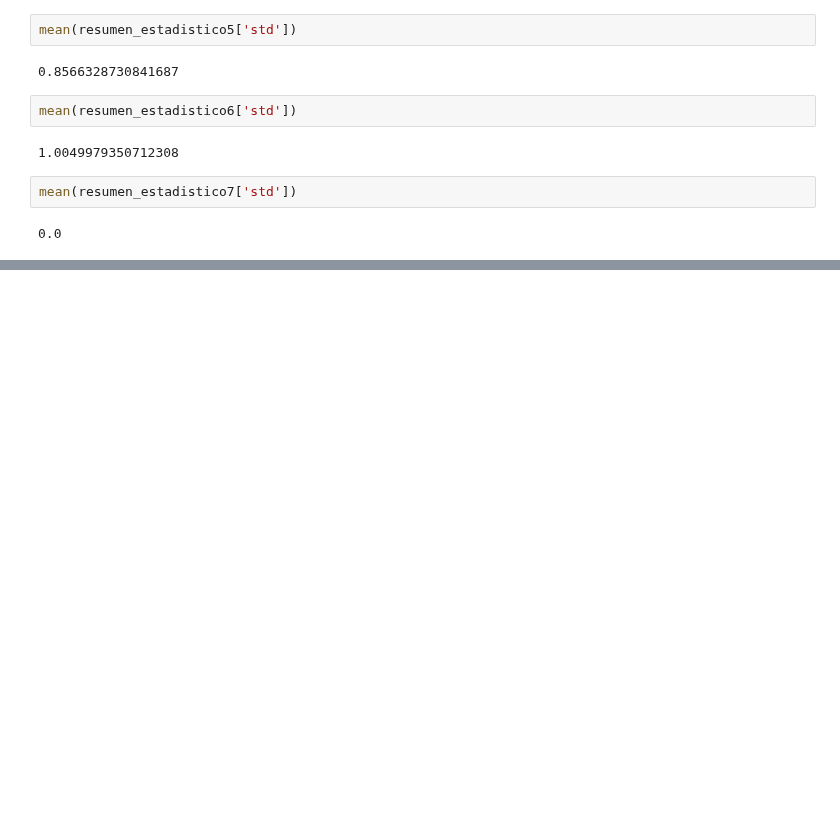
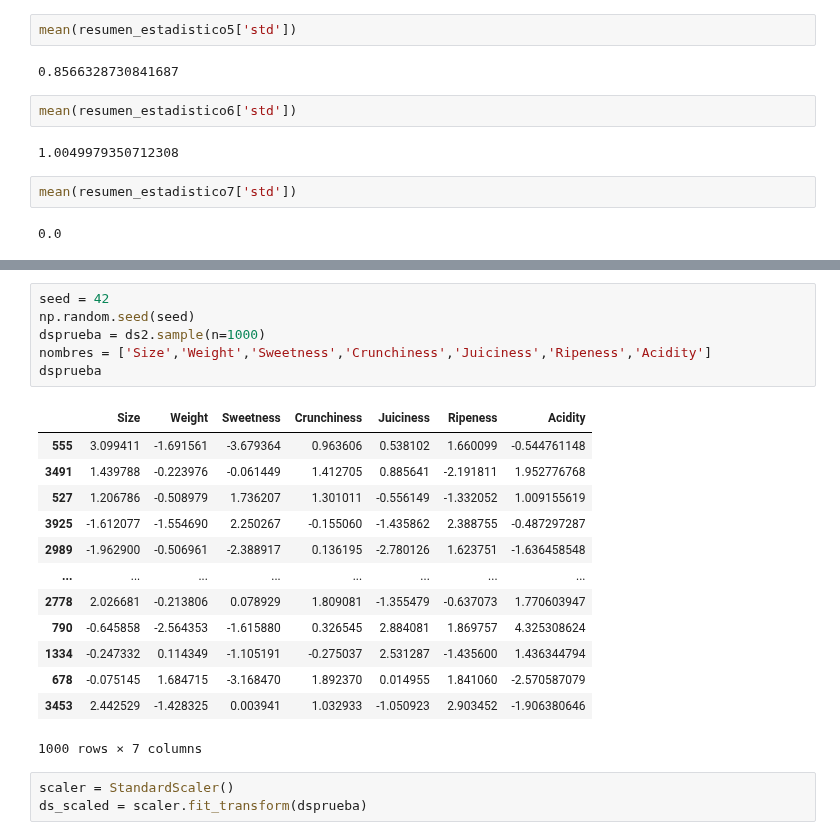
Before and after one commit to Gennifer2001/tesis, a Jupyter notebook: Tésisjeje2_0.ipynb, the cells around one changed output, grey strips where cells are left out. Drawn from its saved outputs; the diff is of its cells as text; blank space fills up the shorter version.

```diff
--- a/Tésisjeje2_0.ipynb
+++ b/Tésisjeje2_0.ipynb
@@ -928,0 +941,23 @@ mean(resumen_estadistico7['std'])
+# %%
+seed = 42
+np.random.seed(seed)
+dsprueba = ds2.sample(n=1000)
+nombres = ['Size','Weight','Sweetness','Crunchiness','Juiciness','Ripeness','Acidity']
+dsprueba
+# %% [output]
+|  | Size | Weight | Sweetness | Crunchiness | Juiciness | Ripeness | Acidity |
+| 555 | 3.099411 | -1.691561 | -3.679364 | 0.963606 | 0.538102 | 1.660099 | -0.544761148 |
+| 3491 | 1.439788 | -0.223976 | -0.061449 | 1.412705 | 0.885641 | -2.191811 | 1.952776768 |
+| 527 | 1.206786 | -0.508979 | 1.736207 | 1.301011 | -0.556149 | -1.332052 | 1.009155619 |
+| 3925 | -1.612077 | -1.554690 | 2.250267 | -0.155060 | -1.435862 | 2.388755 | -0.487297287 |
+| 2989 | -1.962900 | -0.506961 | -2.388917 | 0.136195 | -2.780126 | 1.623751 | -1.636458548 |
+| ... | ... | ... | ... | ... | ... | ... | ... |
+| 2778 | 2.026681 | -0.213806 | 0.078929 | 1.809081 | -1.355479 | -0.637073 | 1.770603947 |
+| 790 | -0.645858 | -2.564353 | -1.615880 | 0.326545 | 2.884081 | 1.869757 | 4.325308624 |
+| 1334 | -0.247332 | 0.114349 | -1.105191 | -0.275037 | 2.531287 | -1.435600 | 1.436344794 |
+| 678 | -0.075145 | 1.684715 | -3.168470 | 1.892370 | 0.014955 | 1.841060 | -2.570587079 |
+| 3453 | 2.442529 | -1.428325 | 0.003941 | 1.032933 | -1.050923 | 2.903452 | -1.906380646 |
+1000 rows × 7 columns
+# %%
+scaler = StandardScaler()
+ds_scaled = scaler.fit_transform(dsprueba)
```
Also changed, not shown: parts of 12 cells of this notebook.
